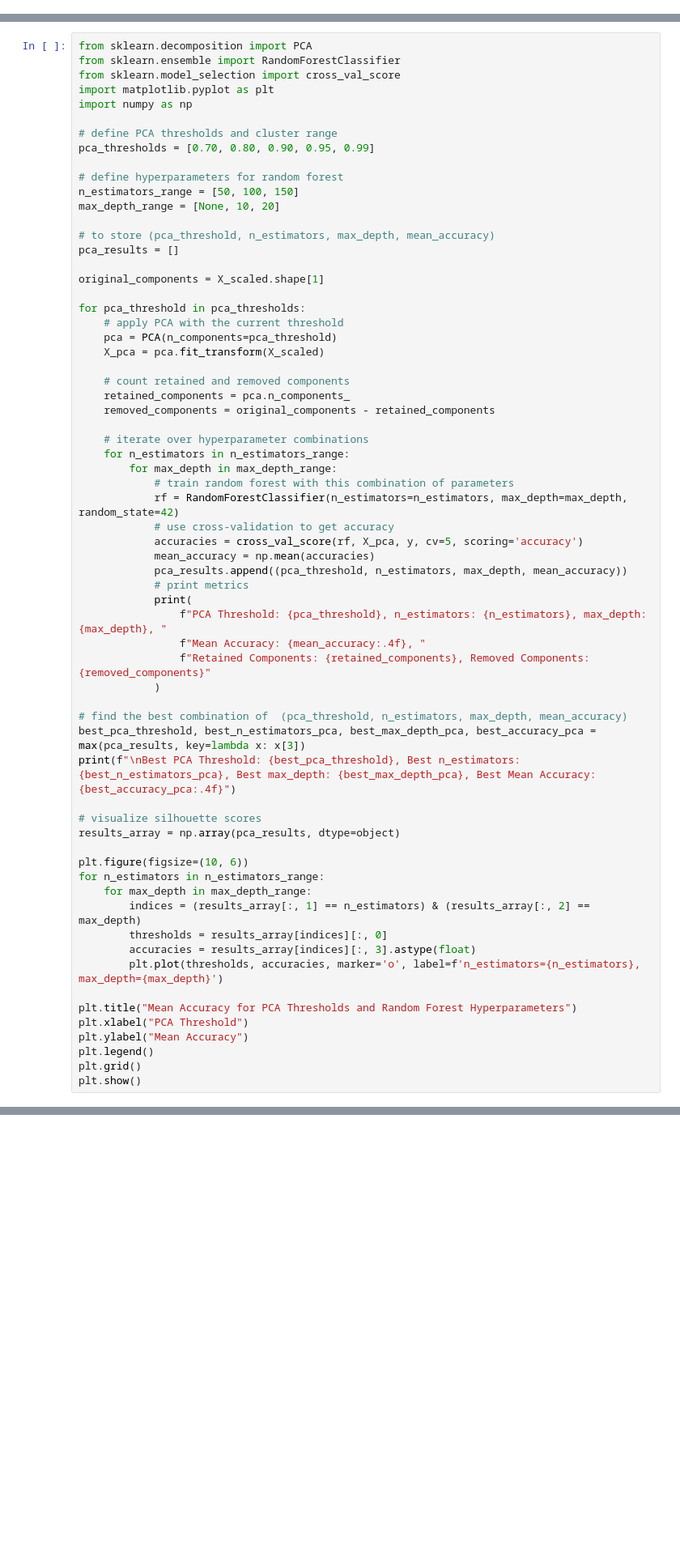
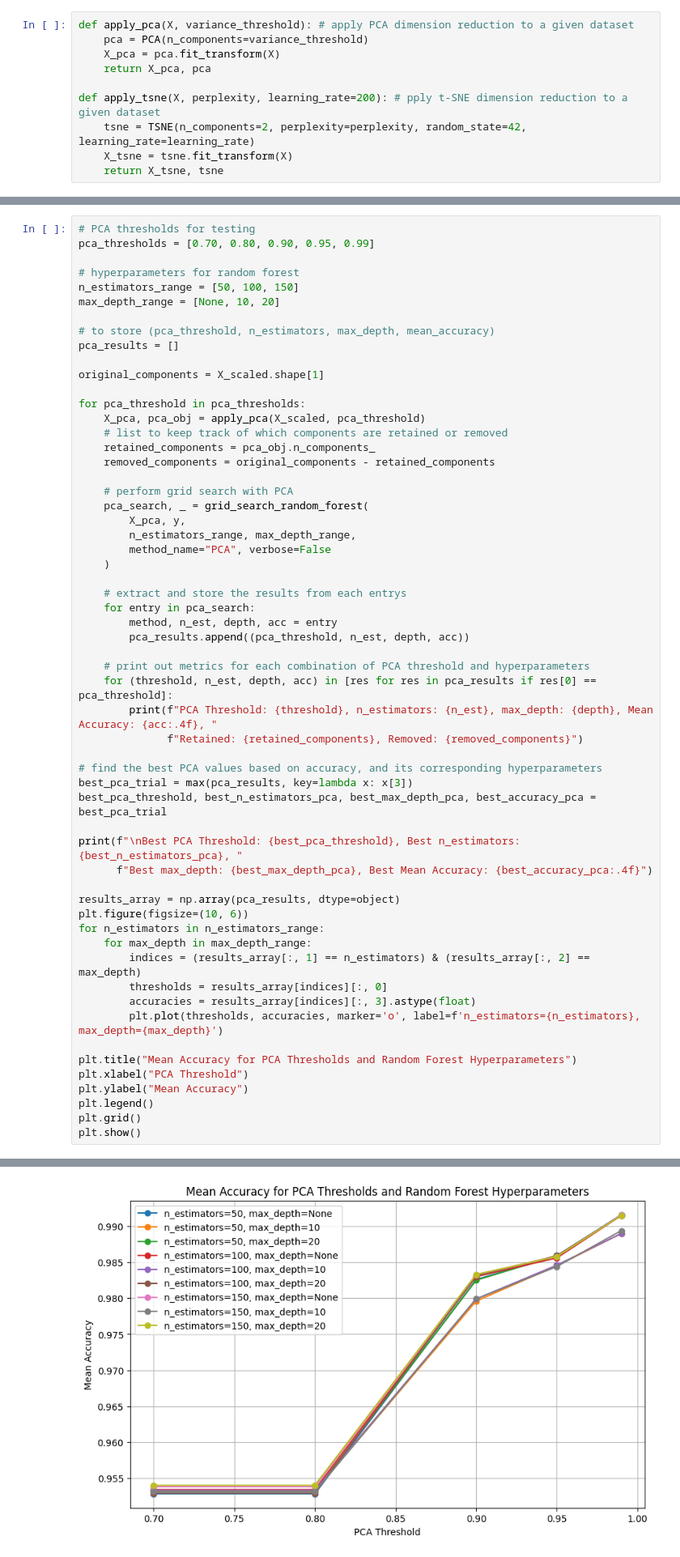
Before and after one commit to rrangelvargas/INM701, a Jupyter notebook: src/mainraindomforest.ipynb, the cells around one changed output, grey strips where cells are left out. Shown at 81% size. Cells and saved outputs as stored; diff of their text form; blank space fills up the shorter version.

Commit message:
forest update

```diff
--- a/src/mainraindomforest.ipynb
+++ b/src/mainraindomforest.ipynb
@@ -52,0 +69,10 @@ X_scaled.head()
+# %%
+def apply_pca(X, variance_threshold): # apply PCA dimension reduction to a given dataset
+    pca = PCA(n_components=variance_threshold)
+    X_pca = pca.fit_transform(X)
+    return X_pca, pca
+
+def apply_tsne(X, perplexity, learning_rate=200): # pply t-SNE dimension reduction to a given dataset
+    tsne = TSNE(n_components=2, perplexity=perplexity, random_state=42, learning_rate=learning_rate)
+    X_tsne = tsne.fit_transform(X)
+    return X_tsne, tsne
@@ -54,15 +215,9 @@ X_scaled.head()
 PCA is run with various combinations of retained variance thresholds and hyperparameters to determine the optimal set of parameters for Random Forest with a PCA approach based primarily on the accuracy, which measures the proportion of correct predictions (both positive and negative) the model makes out of all predictions. The best combination of parameters is maintained for later testing.
 # %%
-from sklearn.decomposition import PCA
-from sklearn.ensemble import RandomForestClassifier
-from sklearn.model_selection import cross_val_score
-import matplotlib.pyplot as plt
-import numpy as np
-
-# define PCA thresholds and cluster range
+# PCA thresholds for testing
 pca_thresholds = [0.70, 0.80, 0.90, 0.95, 0.99]
 
-# define hyperparameters for random forest
+# hyperparameters for random forest
 n_estimators_range = [50, 100, 150]
 max_depth_range = [None, 10, 20]
 
@@ -72,37 +227,36 @@ pca_results = []
 original_components = X_scaled.shape[1]
 
 for pca_threshold in pca_thresholds:
-    # apply PCA with the current threshold
-    pca = PCA(n_components=pca_threshold)
-    X_pca = pca.fit_transform(X_scaled)
-
-    # count retained and removed components
-    retained_components = pca.n_components_
+    X_pca, pca_obj = apply_pca(X_scaled, pca_threshold)
+    # list to keep track of which components are retained or removed
+    retained_components = pca_obj.n_components_
     removed_components = original_components - retained_components
 
-    # iterate over hyperparameter combinations
-    for n_estimators in n_estimators_range:
-        for max_depth in max_depth_range:
-            # train random forest with this combination of parameters
-            rf = RandomForestClassifier(n_estimators=n_estimators, max_depth=max_depth, random_state=42)
-            # use cross-validation to get accuracy
-            accuracies = cross_val_score(rf, X_pca, y, cv=5, scoring='accuracy')
-            mean_accuracy = np.mean(accuracies)
-            pca_results.append((pca_threshold, n_estimators, max_depth, mean_accuracy))
-            # print metrics
-            print(
-                f"PCA Threshold: {pca_threshold}, n_estimators: {n_estimators}, max_depth: {max_depth}, "
-                f"Mean Accuracy: {mean_accuracy:.4f}, "
-                f"Retained Components: {retained_components}, Removed Components: {removed_components}"
-            )
+    # perform grid search with PCA
+    pca_search, _ = grid_search_random_forest(
+        X_pca, y,
+        n_estimators_range, max_depth_range,
+        method_name="PCA", verbose=False
+    )
 
-# find the best combination of  (pca_threshold, n_estimators, max_depth, mean_accuracy)
-best_pca_threshold, best_n_estimators_pca, best_max_depth_pca, best_accuracy_pca = max(pca_results, key=lambda x: x[3])
-print(f"\nBest PCA Threshold: {best_pca_threshold}, Best n_estimators: {best_n_estimators_pca}, Best max_depth: {best_max_depth_pca}, Best Mean Accuracy: {best_accuracy_pca:.4f}")
+    # extract and store the results from each entrys
+    for entry in pca_search:
+        method, n_est, depth, acc = entry
+        pca_results.append((pca_threshold, n_est, depth, acc))
 
-# visualize silhouette scores
+    # print out metrics for each combination of PCA threshold and hyperparameters
+    for (threshold, n_est, depth, acc) in [res for res in pca_results if res[0] == pca_threshold]:
+        print(f"PCA Threshold: {threshold}, n_estimators: {n_est}, max_depth: {depth}, Mean Accuracy: {acc:.4f}, "
+              f"Retained: {retained_components}, Removed: {removed_components}")
+
+# find the best PCA values based on accuracy, and its corresponding hyperparameters
+best_pca_trial = max(pca_results, key=lambda x: x[3])
+best_pca_threshold, best_n_estimators_pca, best_max_depth_pca, best_accuracy_pca = best_pca_trial
+
+print(f"\nBest PCA Threshold: {best_pca_threshold}, Best n_estimators: {best_n_estimators_pca}, "
+      f"Best max_depth: {best_max_depth_pca}, Best Mean Accuracy: {best_accuracy_pca:.4f}")
+
 results_array = np.array(pca_results, dtype=object)
-
 plt.figure(figsize=(10, 6))
 for n_estimators in n_estimators_range:
     for max_depth in max_depth_range:
@@ -117,3 +271,4 @@ plt.ylabel("Mean Accuracy")
 plt.legend()
 plt.grid()
 plt.show()
+# %% [output]
@@ -120,3 +292,4 @@ plt.show()
+[figure, added]
 # %% [markdown]
 The number of estimators or depth did not seem to have a real effect on the mean accuracy compared to increasing the PCA threshold. The base accuracy is already high so applying the model to the PCA reduced dataset seems very well-suited for this problem.
 # %% [markdown]
```
Also changed, not shown: parts of 30 cells of this notebook, 1 other file.
